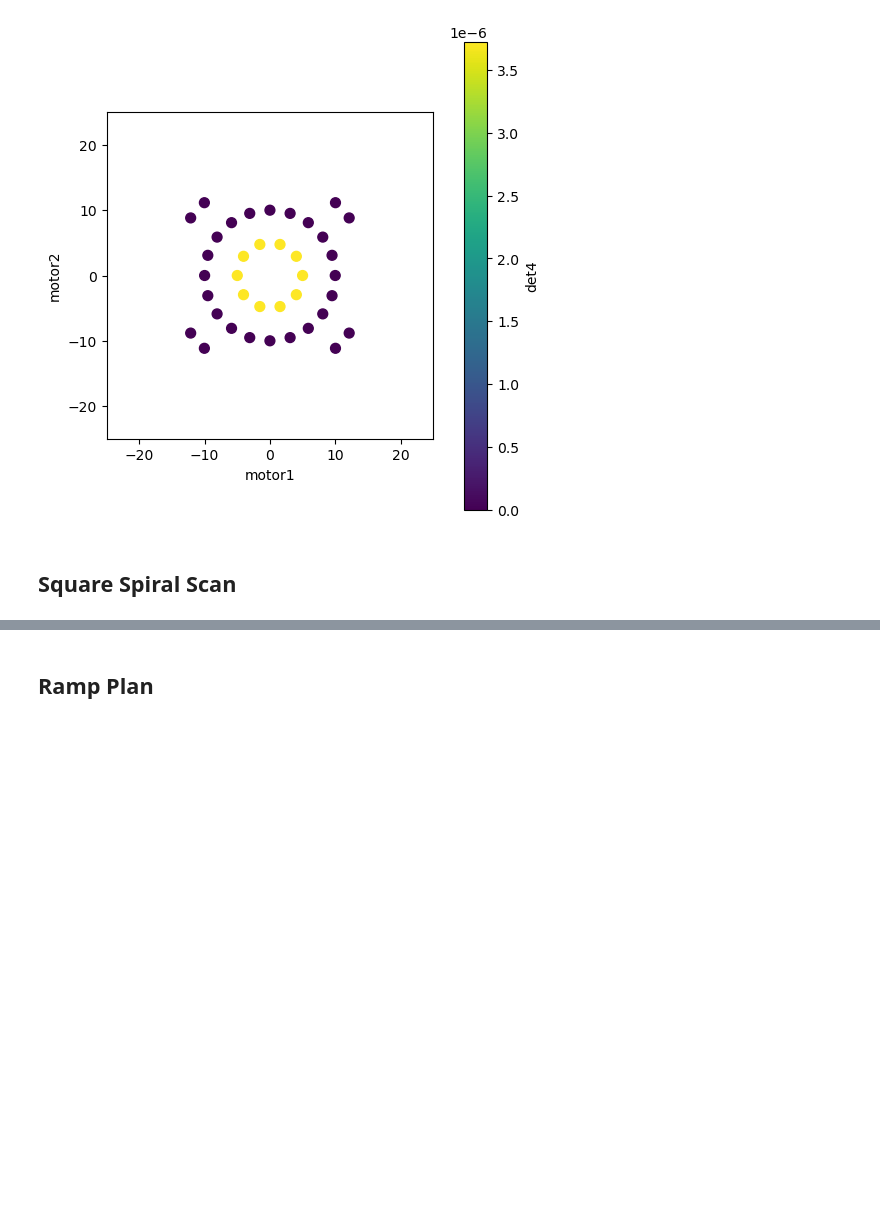
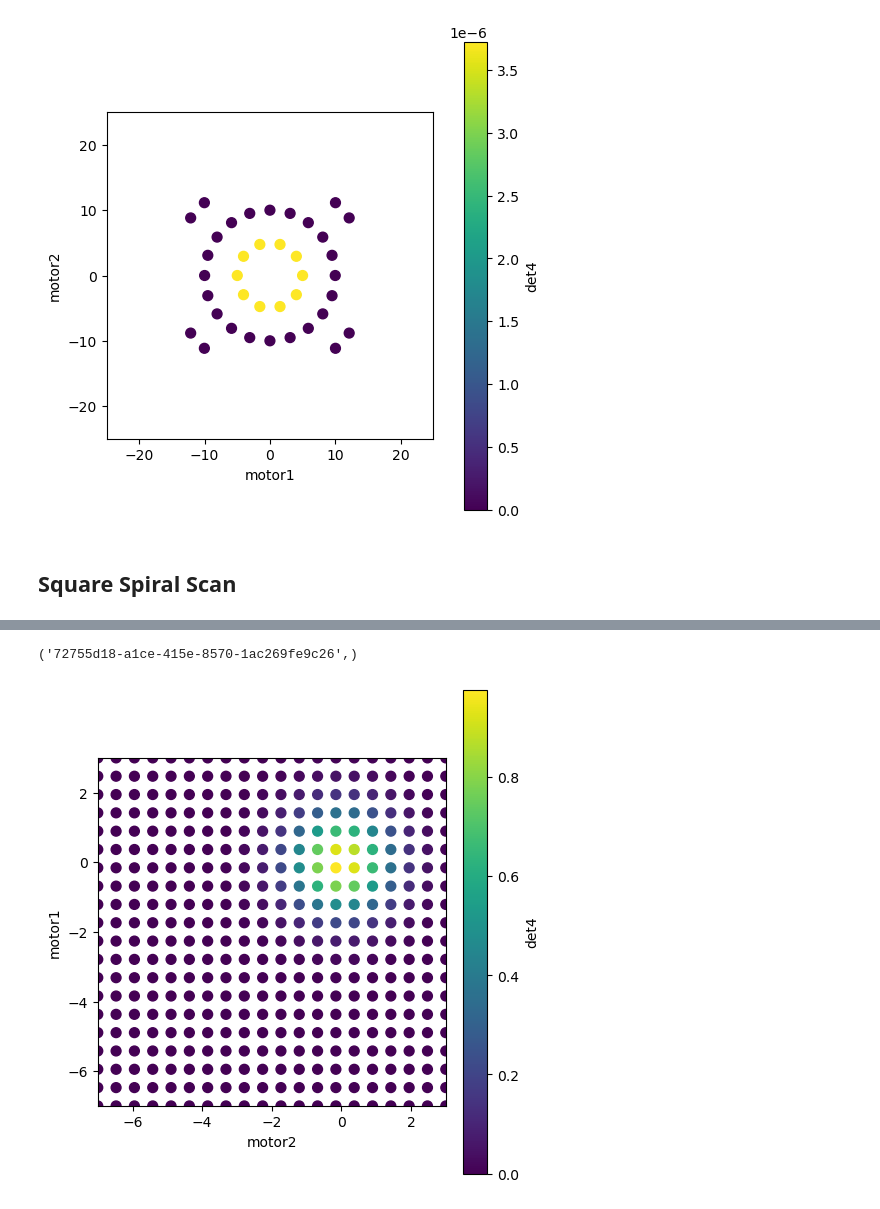
Before and after one commit to cnpem/bluesky-workshop, a Jupyter notebook: tutorial/02_nD_scan.ipynb, the cells around one changed output, grey strips where cells are left out. Cells and saved outputs as stored; diff of their text form; code cells hidden in the pictures; blank space fills up the shorter version.

```diff
--- a/tutorial/02_nD_scan.ipynb
+++ b/tutorial/02_nD_scan.ipynb
@@ -216,11 +217,11 @@ RE(
         x_motor=motor1,
         y_motor=motor2,
         x_center=-2,
-        y_center=-5,
-        x_range=30,
-        y_range=30,
-        x_num=25,
-        y_num=25
+        y_center=-2,
+        x_range=10,
+        y_range=10,
+        x_num=20,
+        y_num=20
     )
 )
 # %% [output]
@@ -244,2 +245,2 @@ New stream: 'primary'
+('72755d18-a1ce-415e-8570-1ac269fe9c26',)
+[figure, added]
-# %% [markdown]
-## Ramp Plan
```
Also changed, not shown: parts of 4 cells of this notebook.
